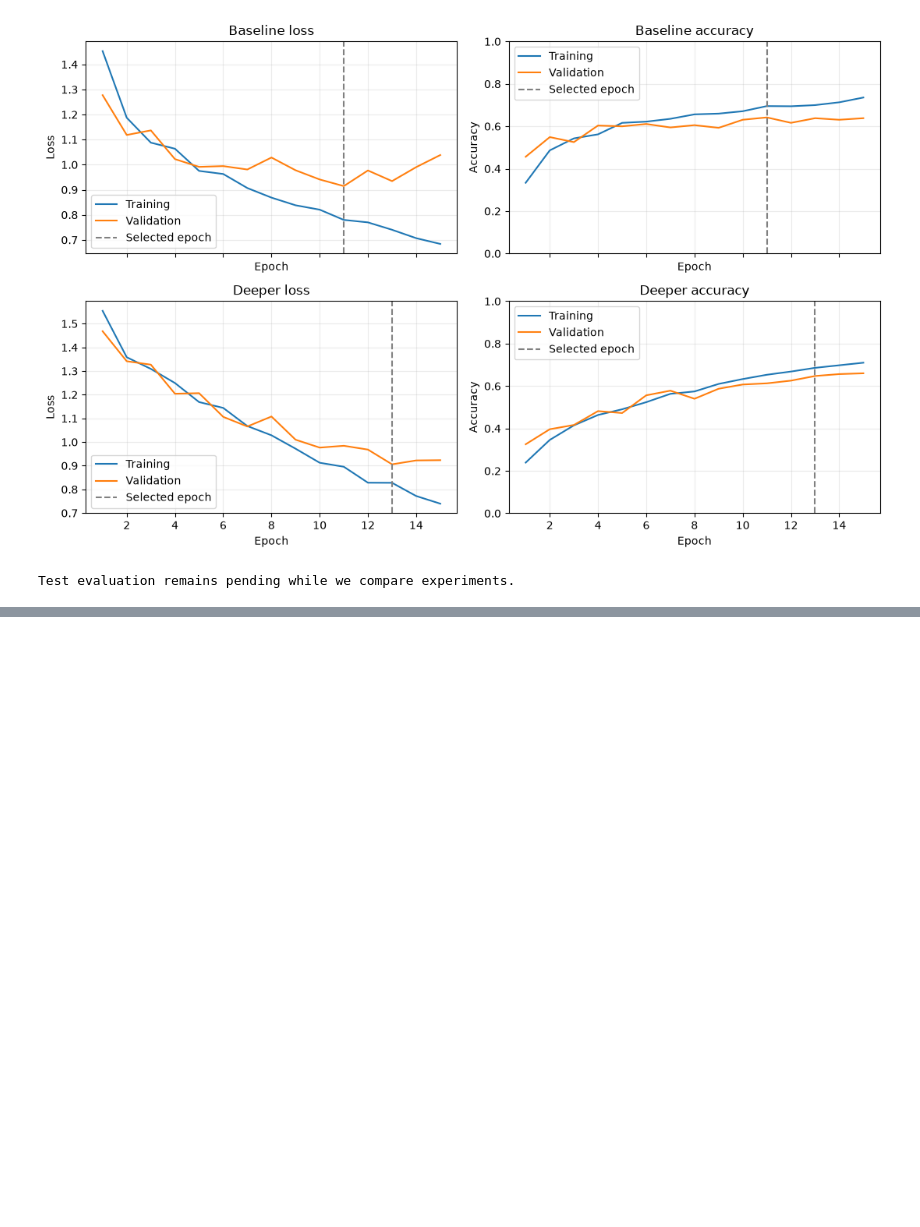
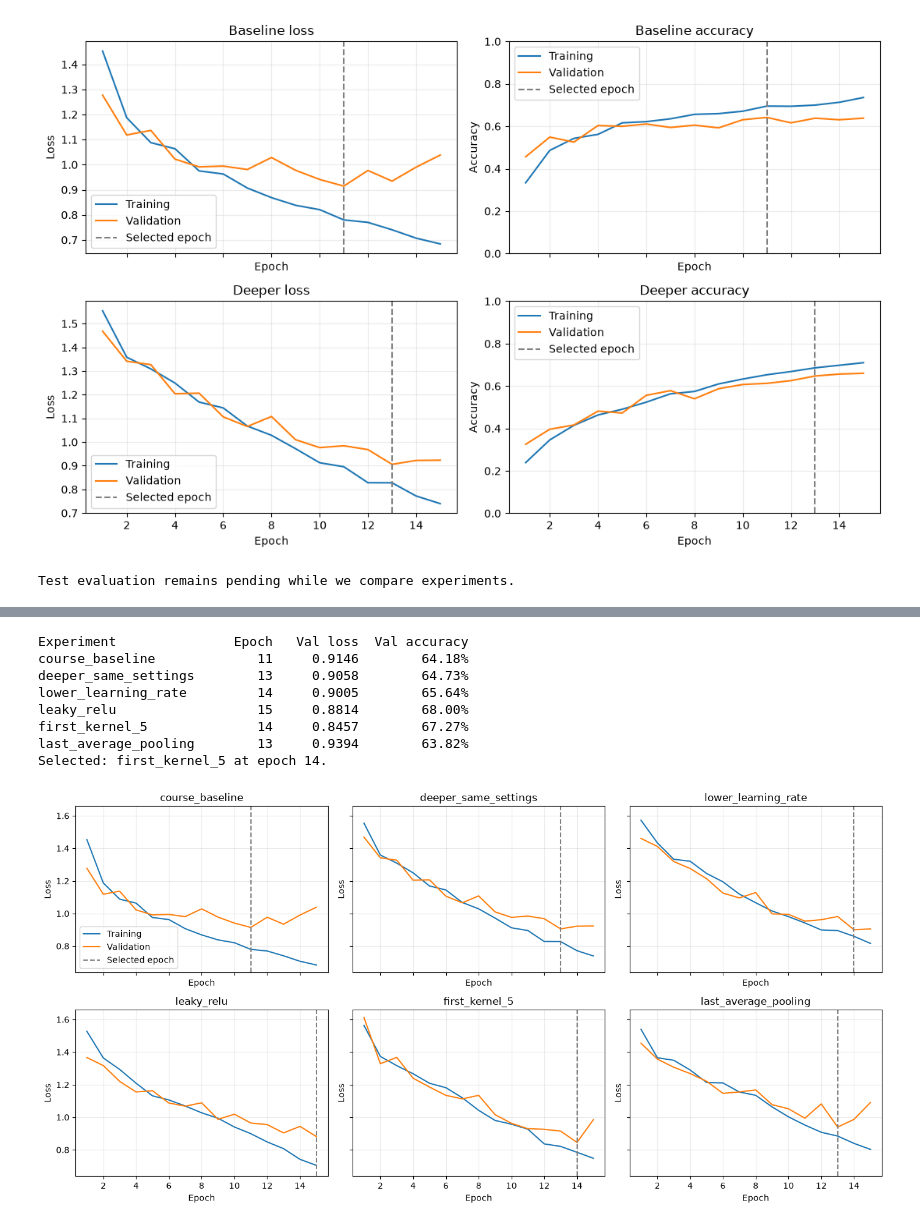
Before and after one commit to schwartzberg/dec04c, a Jupyter notebook: e89-Schwartzberg-Paul-HW04.ipynb, the cells around one changed output, grey strips where cells are left out. Saved outputs shown, nothing was run; the diff lists cells and outputs as text; code cells hidden in the pictures; blank space fills up the shorter version.

Commit message:
Complete Problem 2 experiments and final flower evaluation

```diff
--- a/e89-Schwartzberg-Paul-HW04.ipynb
+++ b/e89-Schwartzberg-Paul-HW04.ipynb
@@ -956,0 +1092,18 @@ Training loss continued to fall after the selected epoch while validation loss r
+# %%
+# Fix the protocol before starting the four experiments.
+FLOWER_EPOCHS = 15
+FLOWER_BATCH_SIZE = 64
+FLOWER_SEED = 42
+torch.set_num_threads(4)
+flower_device = torch.device("cuda" if torch.cuda.is_available() else "cpu")
+flower_output_dir = Path("outputs") / "flowers"
+flower_saved_split = json.loads((flower_output_dir / "split_manifest.json").read_text())
+assert flower_saved_split["class_to_idx"] == flower_catalog.class_to_idx
+for name, indices in [("train", flower_train_indices), ("validation", flower_val_indices),
+                      ("test", flower_test_indices)]:
+    paths = [Path(flower_catalog.samples[int(i)][0]).relative_to(flower_root).as_posix() for i in indices]
+    assert paths == flower_saved_split["splits"][name]
+
+flower_trial_results = []
+for name, config in FLOWER_EXPERIMENTS:
+    flower_trial_results.append(run_flower_experiment(name, config))
@@ -956,0 +1135,59 @@ Training loss continued to fall after the selected epoch while validation loss r
+# %%
+# Include the already-trained deeper reference; do not retrain it here.
+flower_deep_reference = json.loads((flower_output_dir / "deeper_metrics.json").read_text())
+flower_deep_reference.update({"config": FLOWER_DEFAULT_CONFIG, "checkpoint": "deeper_cnn.pth"})
+flower_candidates = [flower_deep_reference] + flower_trial_results
+flower_baseline_reference = json.loads((flower_output_dir / "baseline_metrics.json").read_text())
+print(f"{'Experiment':<24} {'Epoch':>5} {'Val loss':>10} {'Val accuracy':>13}")
+for result in [flower_baseline_reference] + flower_candidates:
+    print(f"{result['experiment']:<24} {result['best_epoch']:>5} "
+          f"{result['selected_validation_loss']:>10.4f} {result['selected_validation_accuracy']:>13.2%}")
+
+# Select only among the five-block models, as required by the assignment.
+# Use the same lowest-validation-loss rule for epochs and for experiment selection.
+flower_winner = min(flower_candidates, key=lambda row: row["selected_validation_loss"])
+flower_winner_checkpoint = torch.load(
+    flower_output_dir / flower_winner["checkpoint"], map_location="cpu", weights_only=True
+)
+flower_winner_checkpoint["config"] = flower_winner["config"]
+flower_winner_checkpoint["experiment"] = flower_winner["experiment"]
+flower_winner_checkpoint["selection_rule"] = "lowest validation loss; no test scores used"
+flower_selected_path = flower_output_dir / "selected_flower_cnn.pth"
+torch.save(flower_winner_checkpoint, flower_selected_path)
+flower_selection = {
+    "experiment": flower_winner["experiment"], "config": flower_winner["config"],
+    "best_epoch": flower_winner["best_epoch"],
+    "selected_validation_loss": flower_winner["selected_validation_loss"],
+    "selected_validation_accuracy": flower_winner["selected_validation_accuracy"],
+    "selection_rule": "lowest validation loss among the five-block models",
+    "test_used_for_selection": False,
+}
+(flower_output_dir / "model_selection.json").write_text(json.dumps(flower_selection, indent=2), encoding="utf-8")
+(flower_output_dir / "experiment_comparison.json").write_text(
+    json.dumps([flower_baseline_reference] + flower_candidates, indent=2), encoding="utf-8"
+)
+print(f"Selected: {flower_winner['experiment']} at epoch {flower_winner['best_epoch']}.")
+
+# Same axis limits make comparisons between experiments easier.
+fig, axes = plt.subplots(2, 3, figsize=(14, 7), sharex=True, sharey=True)
+for ax, result in zip(axes.flat, [flower_baseline_reference] + flower_candidates):
+    epochs = np.arange(1, result["epochs"] + 1)
+    ax.plot(epochs, result["history"]["train_loss"], label="Training")
+    ax.plot(epochs, result["history"]["val_loss"], label="Validation")
+    ax.axvline(result["best_epoch"], linestyle="--", color="gray", label="Selected epoch")
+    ax.set(title=result["experiment"], xlabel="Epoch", ylabel="Loss")
+    ax.grid(alpha=0.25)
+axes[0, 0].legend()
+plt.tight_layout()
+fig.savefig(flower_output_dir / "experiment_learning_curves.png", dpi=120)
+plt.show()
+# %% [output]
+Experiment               Epoch   Val loss  Val accuracy
+course_baseline             11     0.9146        64.18%
+deeper_same_settings        13     0.9058        64.73%
+lower_learning_rate         14     0.9005        65.64%
+leaky_relu                  15     0.8814        68.00%
+first_kernel_5              14     0.8457        67.27%
+last_average_pooling        13     0.9394        63.82%
+Selected: first_kernel_5 at epoch 14.
+[figure, added]
```
Also changed, not shown: parts of 11 cells of this notebook, 19 other files.
